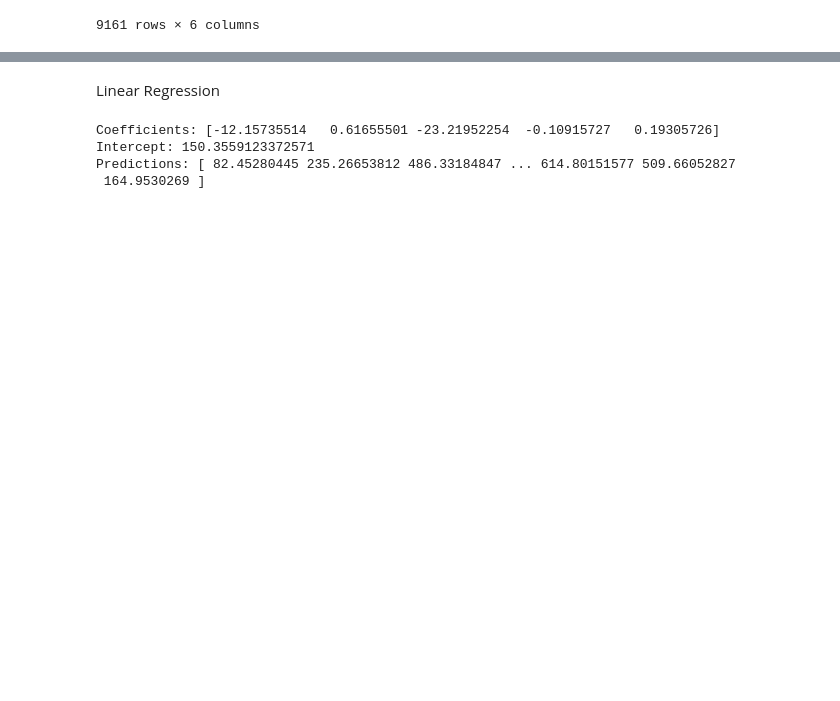
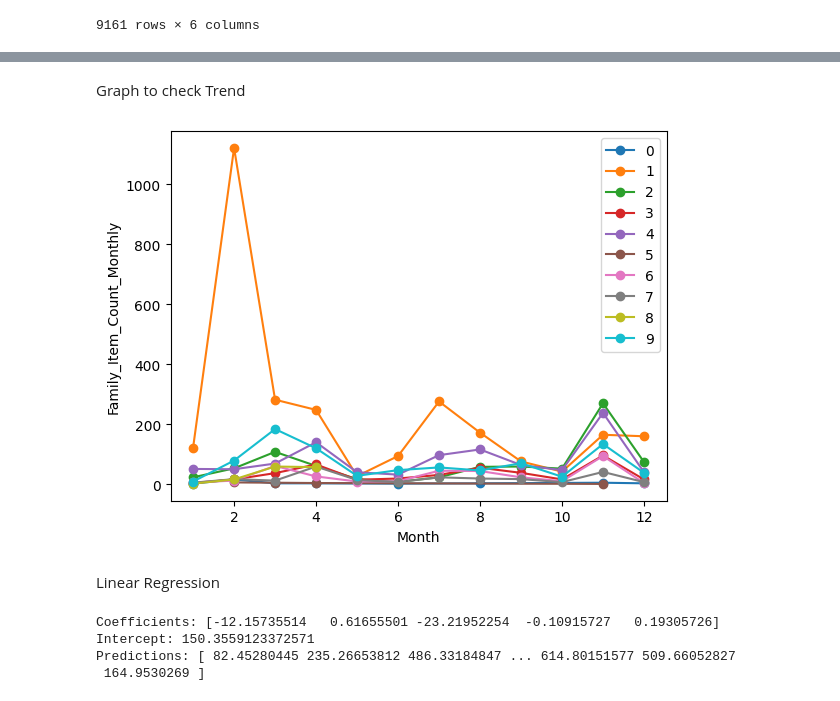
Before and after one commit to Nlasry1996/Nautica-Home, a Jupyter notebook: FamilyItemPred.ipynb, the cells around one changed output, grey strips where cells are left out. Cells and saved outputs as stored; diff of their text form; code cells hidden in the pictures; blank space fills up the shorter version.

```diff
--- a/FamilyItemPred.ipynb
+++ b/FamilyItemPred.ipynb
@@ -152,0 +177,8 @@ plt.show()
+# %%
+import pandas as pd
+
+# Create the new table by grouping and summing the 'Family_Item_Count_Monthly' column
+summary_table = df.groupby(['Family_Item_Name', 'Month'])['Family_Item_Count_Monthly'].count().reset_index()
+
+# Display the summary table
+print(summary_table)
@@ -153,3 +200,36 @@ plt.show()
+# %% [markdown]
+Graph to check Trend
+# %%
+import pandas as pd
+import matplotlib.pyplot as plt
+
+# Create a dictionary to map each family item to a unique color
+family_colors = {item: color for item, color in zip(summary_table['Family_Item_Name'].unique(), plt.cm.tab10.colors)}
+
+# Plot the graph
+fig, ax = plt.subplots()
+
+# Iterate through each family item in the summary table
+for item, color in family_colors.items():
+    # Filter the summary table for the specific family item
+    data = summary_table[summary_table['Family_Item_Name'] == item]
+
+    # Plot the data points for the family item with the corresponding color
+    ax.plot(data['Month'], data['Family_Item_Count_Monthly'], marker='o', label=item, color=color)
+
+# Set the x-axis label and tick labels
+ax.set_xlabel('Month')
+
+# Set the y-axis label and tick labels
+ax.set_ylabel('Family_Item_Count_Monthly')
+
+# Set the legend
+ax.legend()
+
+# Show the graph
+plt.show()
+# %% [output]
+[figure, added]
 # %% [markdown]
 Linear Regression
 # %%
```
Also changed, not shown: parts of 21 cells of this notebook.
